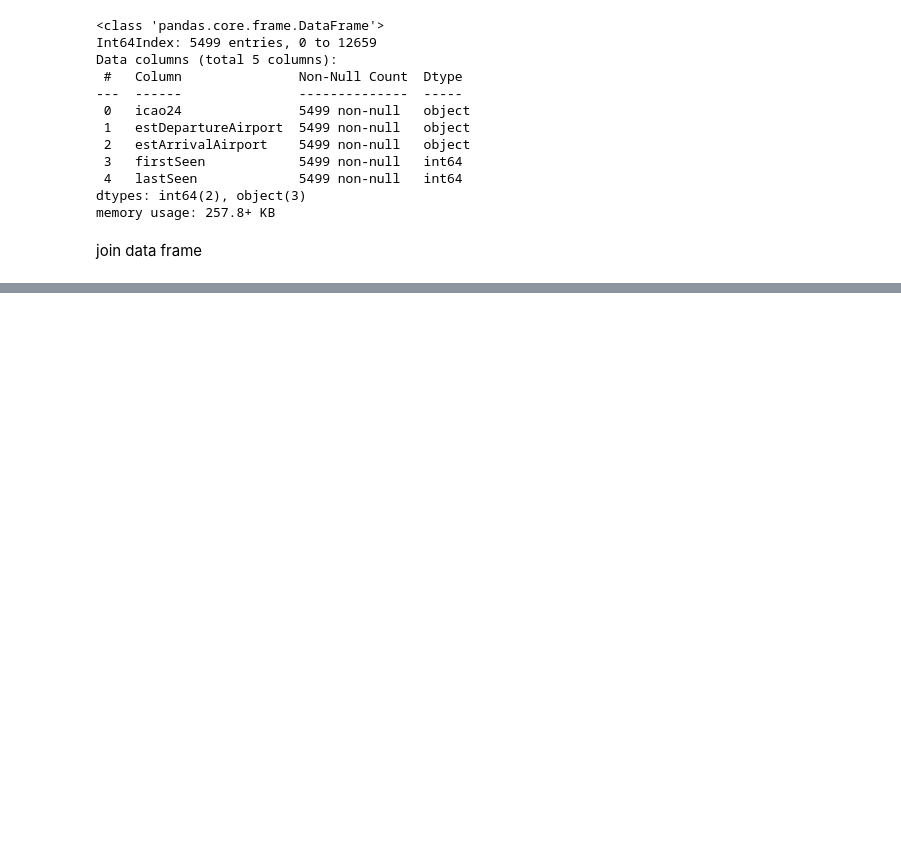
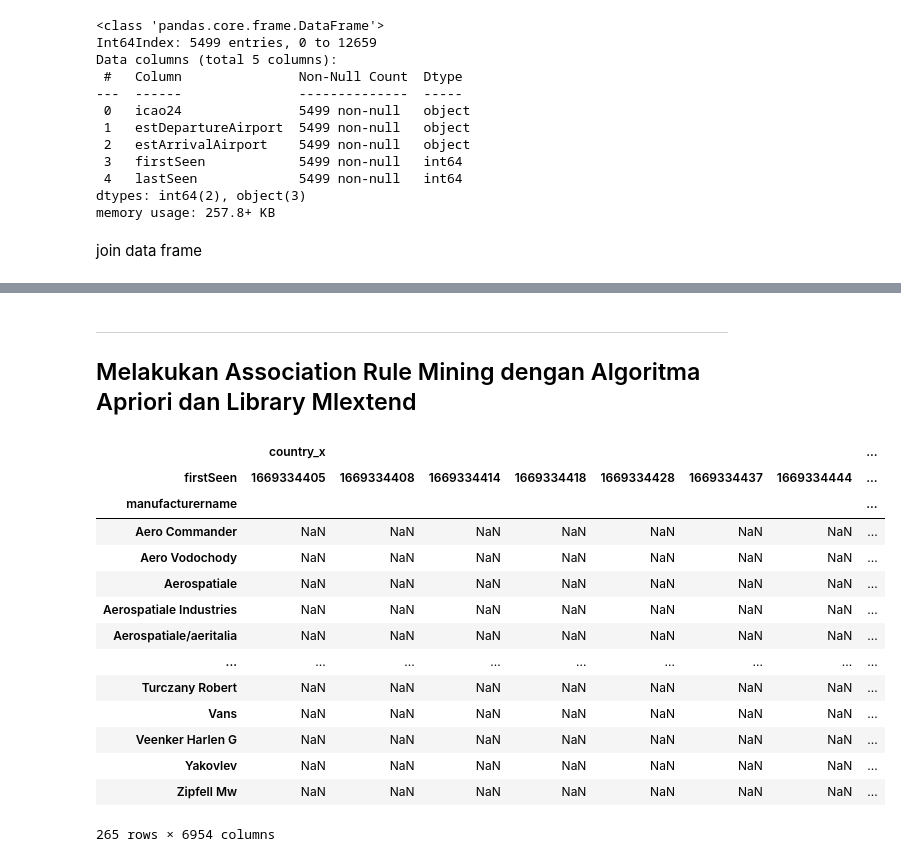
Before and after one commit to adityar22/rekdat-flight_daa, a Jupyter notebook: flightData.ipynb, the cells around one changed output, grey strips where cells are left out. Saved outputs shown, nothing was run; the diff lists cells and outputs as text; code cells hidden in the pictures; blank space fills up the shorter version.

```diff
--- a/flightData.ipynb
+++ b/flightData.ipynb
@@ -280,3 +308,7 @@ m["departureCount"] = tt.agg.count(ttFlight["firstSeen"])
 session.visualize()
 # %% [output]
 [interactive output not drawn]
+# %% [markdown]
+------------------------------------------------------------------------------------------
+
+## Melakukan Association Rule Mining dengan Algoritma Apriori dan Library Mlextend
@@ -282,0 +319,19 @@ session.visualize()
+# %%
+df_table = pd.pivot_table(df_merge3, values=['country_x', 'country_y'], index=['manufacturername'], columns=['firstSeen'], aggfunc=np.sum)
+df_table
+# %% [output]
+|  | country_x |  |  |  |  |  |  | ... |
+| firstSeen | 1669334405 | 1669334408 | 1669334414 | 1669334418 | 1669334428 | 1669334437 | 1669334444 | ... |
+| manufacturername |  |  |  |  |  |  |  | ... |
+| Aero Commander | NaN | NaN | NaN | NaN | NaN | NaN | NaN | ... |
+| Aero Vodochody | NaN | NaN | NaN | NaN | NaN | NaN | NaN | ... |
+| Aerospatiale | NaN | NaN | NaN | NaN | NaN | NaN | NaN | ... |
+| Aerospatiale Industries | NaN | NaN | NaN | NaN | NaN | NaN | NaN | ... |
+| Aerospatiale/aeritalia | NaN | NaN | NaN | NaN | NaN | NaN | NaN | ... |
+| ... | ... | ... | ... | ... | ... | ... | ... | ... |
+| Turczany Robert | NaN | NaN | NaN | NaN | NaN | NaN | NaN | ... |
+| Vans | NaN | NaN | NaN | NaN | NaN | NaN | NaN | ... |
+| Veenker Harlen G | NaN | NaN | NaN | NaN | NaN | NaN | NaN | ... |
+| Yakovlev | NaN | NaN | NaN | NaN | NaN | NaN | NaN | ... |
+| Zipfell Mw | NaN | NaN | NaN | NaN | NaN | NaN | NaN | ... |
+265 rows × 6954 columns
```
Also changed, not shown: parts of 18 cells of this notebook.
